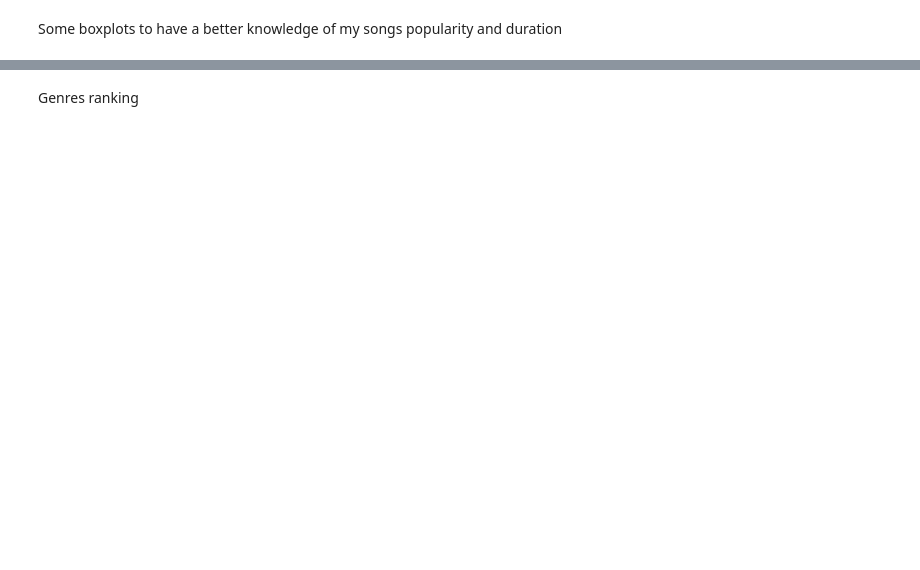
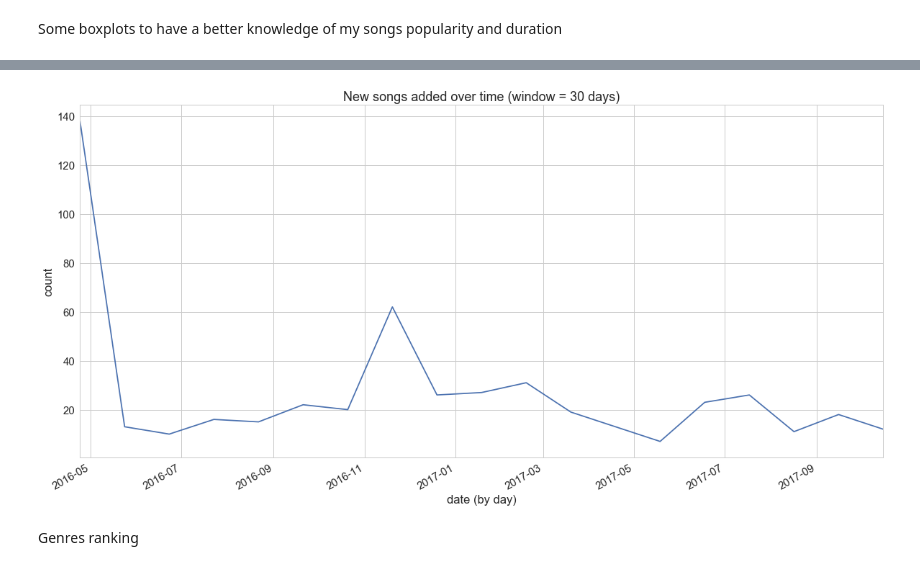
Before and after one commit to jvicentem/playing-around-with-spotify-api, a Jupyter notebook: playing-around-with-spotipy.ipynb, the cells around one changed output, grey strips where cells are left out. Drawn from its saved outputs; the diff is of its cells as text; code cells hidden in the pictures; blank space fills up the shorter version.

Commit message:
Info updated Added one time series plot to see how many new songs I added to my songs library over the time

```diff
--- a/playing-around-with-spotipy.ipynb
+++ b/playing-around-with-spotipy.ipynb
@@ -278,3 +271,19 @@ plot_time_series('tempo', 'Tempo over time (window = 30 days)', 30)
+# %%
+aux = tracks_df.copy()
+aux['added_at'] =  pd.to_datetime(aux['added_at'], format='%Y-%m-%d %H:%M:%S')
+
+songs_added_in_window = (aux.groupby([pd.Grouper(freq='30D', key='added_at'), 'id'])
+ .size().reset_index(name='count').groupby('added_at').count()['count'])
+
+
+
+(songs_added_in_window
+ .plot(figsize=(20, 10))
+ .set(xlabel='date (by day)', ylabel='count', title='New songs added over time (window = 30 days)'))
+
+sns.plt.show()
+# %% [output]
+[figure, added]
 # %%
 def get_genres(artist, spotipy_obj):
     response = spotipy_obj.search(q='artist:' + artist, type='artist')['artists']['items']
```
Also changed, not shown: parts of 25 cells of this notebook, 1 other file.
